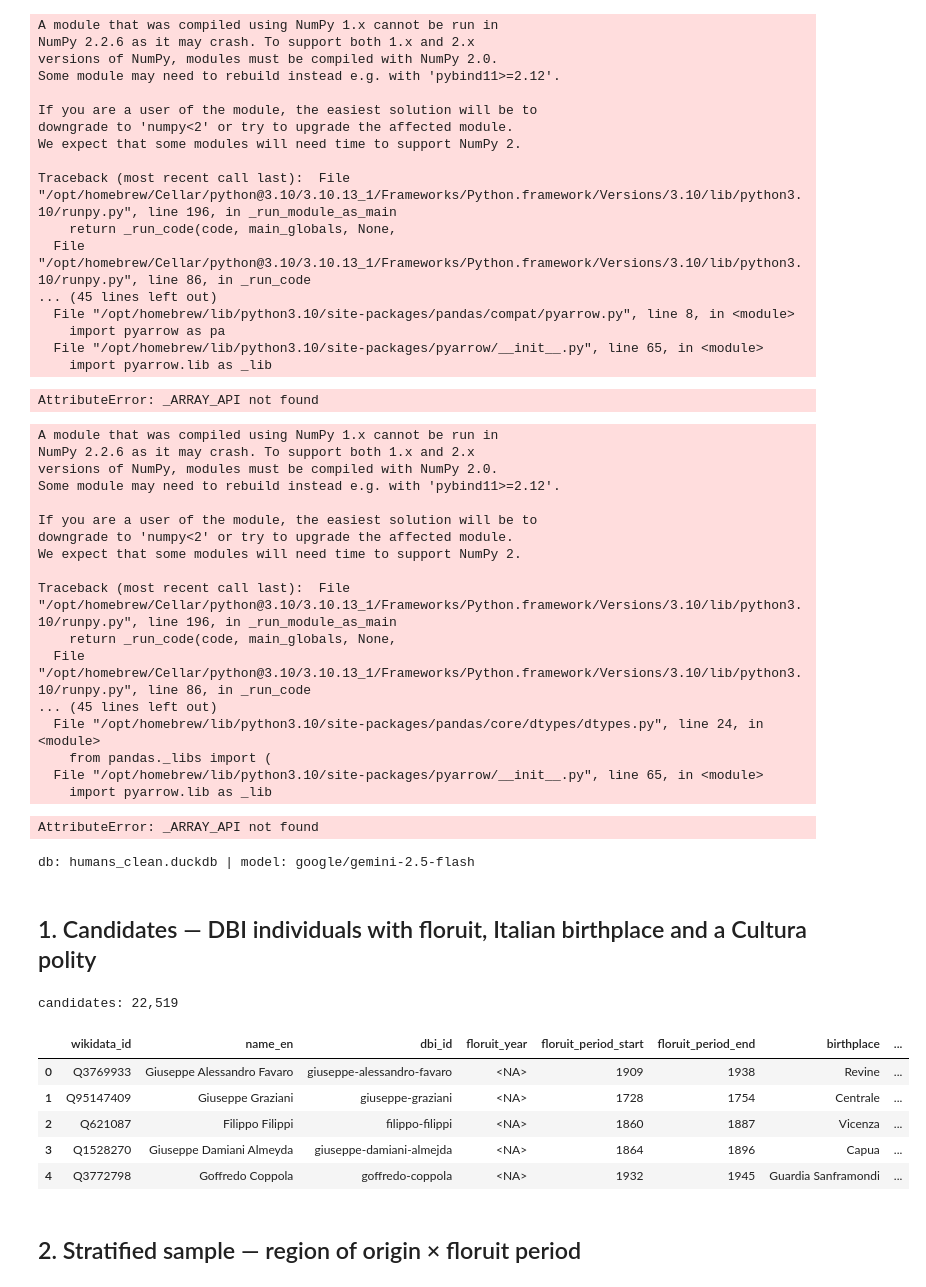
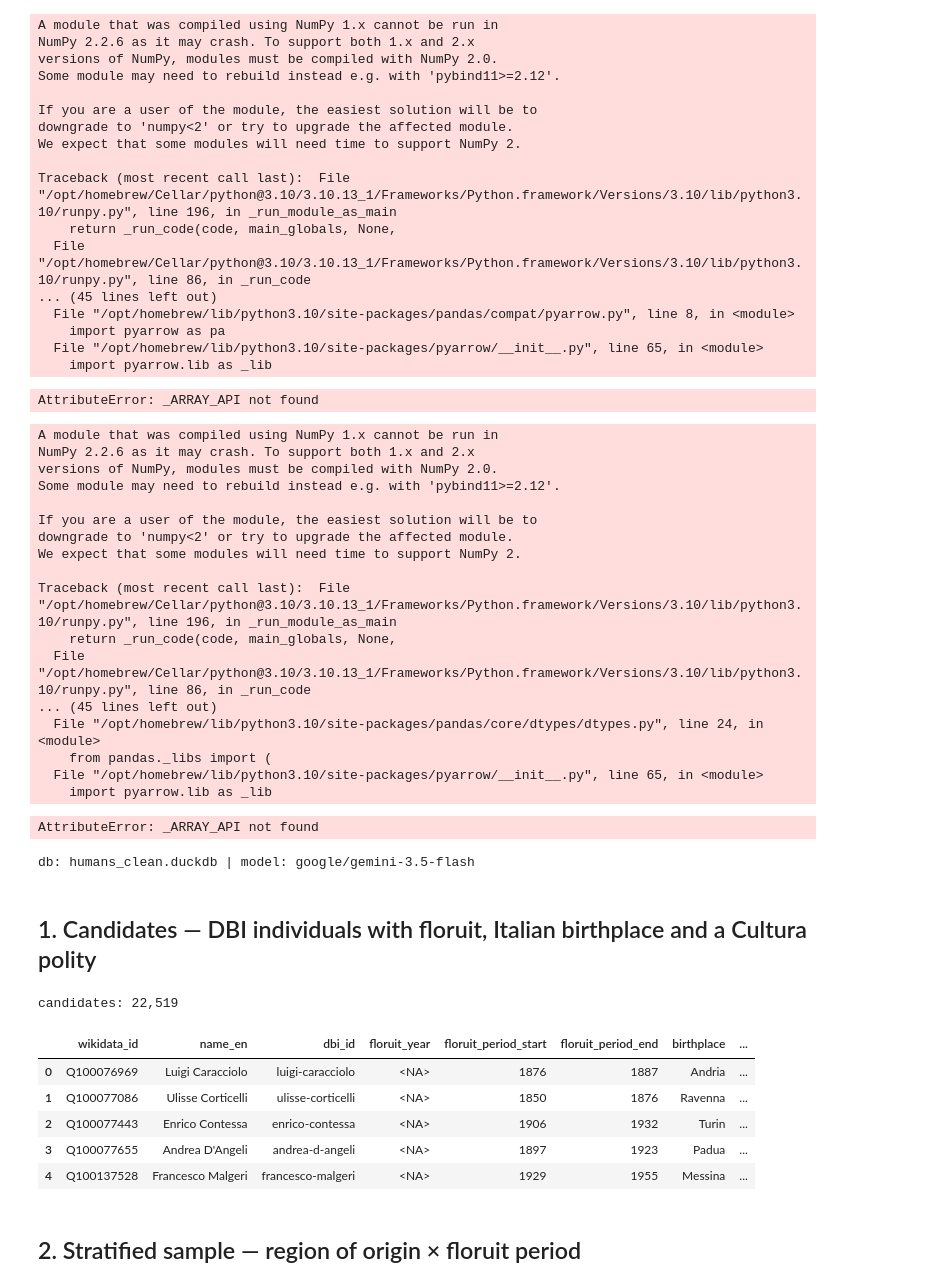
Before and after one commit to charlesdedampierre/cultura_database, a Jupyter notebook: annotations/treccani_validation/1_treccani_floruit_validation.ipynb, the cells around one changed output. Drawn from its saved outputs; the diff is of its cells as text; code cells hidden in the pictures.

```diff
--- a/annotations/treccani_validation/1_treccani_floruit_validation.ipynb
+++ b/annotations/treccani_validation/1_treccani_floruit_validation.ipynb
@@ -29,7 +29,8 @@ CACHE_DIR.mkdir(parents=True, exist_ok=True)
 
 SEED = 42
 N_PER_BIN = 2                      # 2 individuals x 5 period bins = 10
-MODEL = "google/gemini-2.5-flash"
+MODEL = "google/gemini-3.5-flash"
+PROMPT_VERSION = "v2"              # bump to invalidate the LLM caches
 OPENROUTER_URL = "https://openrouter.ai/api/v1/chat/completions"
 BIO_CHAR_CAP = 25_000
 PERIOD_BINS = [-10_000, 1300, 1500, 1650, 1800, 3000]
@@ -78,7 +79,7 @@ Traceback (most recent call last):  File "/opt/homebrew/Cellar/python@3.10/3.10.
   File "/opt/homebrew/lib/python3.10/site-packages/pyarrow/__init__.py", line 65, in <module>
     import pyarrow.lib as _lib
 AttributeError: _ARRAY_API not found
-db: humans_clean.duckdb | model: google/gemini-2.5-flash
+db: humans_clean.duckdb | model: google/gemini-3.5-flash
 # %% [markdown]
 ## 1. Candidates — DBI individuals with floruit, Italian birthplace and a Cultura polity
 # %%
@@ -87,38 +88,40 @@ candidates = con.execute("""
         SELECT wikidata_id, any_value(value) AS dbi_id
         FROM identifiers WHERE property_id = 'P1986' AND value IS NOT NULL
         GROUP BY wikidata_id
     ),
     cultura AS (
         SELECT wikidata_id, string_agg(DISTINCT polity_name, '; ') AS cultura_polities
         FROM individuals_cliopatria GROUP BY wikidata_id
     )
     SELECT i.wikidata_id, i.name_en, d.dbi_id,
            fp.floruit_year, fp.floruit_period_start, fp.floruit_period_end,
            p.name_en AS birthplace, p.lat AS birth_lat,
            c.cultura_polities
     FROM individuals i
     JOIN dbi d       ON d.wikidata_id = i.wikidata_id
     JOIN individuals_floruit_period fp ON fp.wikidata_id = i.wikidata_id
     JOIN individuals_keys k ON k.wikidata_id = i.wikidata_id
     JOIN places p    ON p.id = k.birthcity_id
                     AND p.iso_a3_code = 'ITA' AND p.lat IS NOT NULL
     JOIN cultura c   ON c.wikidata_id = i.wikidata_id
     WHERE fp.floruit_period_start IS NOT NULL
       AND fp.floruit_period_end IS NOT NULL
       AND i.non_human = 0
       AND i.name_en IS NOT NULL
 """).df()
 
+# Stable order so the seeded sample is reproducible across runs.
+candidates = candidates.sort_values("wikidata_id").reset_index(drop=True)
 print(f"candidates: {len(candidates):,}")
 candidates.head()
 # %% [output]
 candidates: 22,519
 |  | wikidata_id | name_en | dbi_id | floruit_year | floruit_period_start | floruit_period_end | birthplace | ... |
-| 0 | Q3769933 | Giuseppe Alessandro Favaro | giuseppe-alessandro-favaro | <NA> | 1909 | 1938 | Revine | ... |
-| 1 | Q95147409 | Giuseppe Graziani | giuseppe-graziani | <NA> | 1728 | 1754 | Centrale | ... |
-| 2 | Q621087 | Filippo Filippi | filippo-filippi | <NA> | 1860 | 1887 | Vicenza | ... |
-| 3 | Q1528270 | Giuseppe Damiani Almeyda | giuseppe-damiani-almejda | <NA> | 1864 | 1896 | Capua | ... |
-| 4 | Q3772798 | Goffredo Coppola | goffredo-coppola | <NA> | 1932 | 1945 | Guardia Sanframondi | ... |
+| 0 | Q100076969 | Luigi Caracciolo | luigi-caracciolo | <NA> | 1876 | 1887 | Andria | ... |
+| 1 | Q100077086 | Ulisse Corticelli | ulisse-corticelli | <NA> | 1850 | 1876 | Ravenna | ... |
+| 2 | Q100077443 | Enrico Contessa | enrico-contessa | <NA> | 1906 | 1932 | Turin | ... |
+| 3 | Q100077655 | Andrea D'Angeli | andrea-d-angeli | <NA> | 1897 | 1923 | Padua | ... |
+| 4 | Q100137528 | Francesco Malgeri | francesco-malgeri | <NA> | 1929 | 1955 | Messina | ... |
 # %% [markdown]
 ## 2. Stratified sample — region of origin × floruit period
 # %%
```
Also changed, not shown: parts of 8 cells of this notebook, 3 other files.
